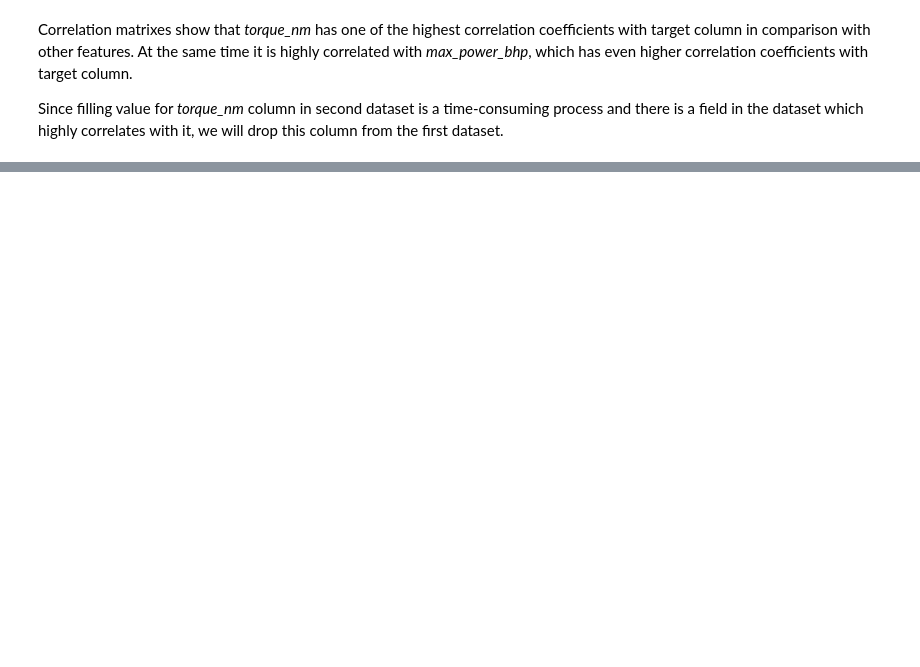
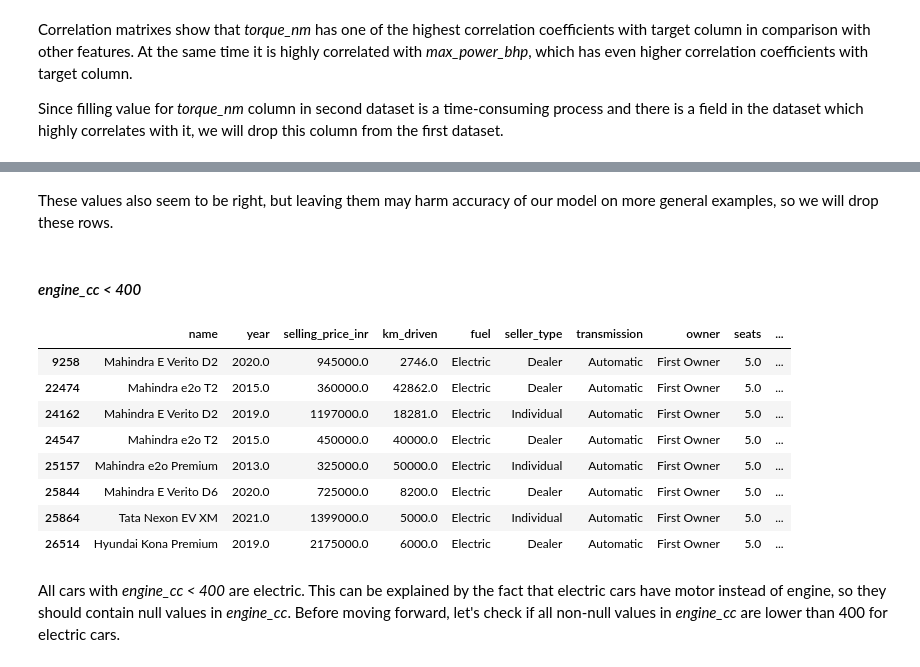
Before and after one commit to ZaikaBohdan/ds_car_price_proj, a Jupyter notebook: car_price_pred.ipynb, the cells around one changed output, grey strips where cells are left out. Drawn from its saved outputs; the diff is of its cells as text; code cells hidden in the pictures; blank space fills up the shorter version.

```diff
--- a/car_price_pred.ipynb
+++ b/car_price_pred.ipynb
@@ -940,0 +1107,2 @@ memory usage: 2.1+ MB
+# %% [markdown]
+These values also seem to be right, but leaving them may harm accuracy of our model on more general examples, so we will drop these rows.
@@ -940,0 +1111,16 @@ memory usage: 2.1+ MB
+# %% [markdown]
+#### *engine_cc < 400*
+# %%
+raw_data[raw_data['engine_cc'] < 400]
+# %% [output]
+|  | name | year | selling_price_inr | km_driven | fuel | seller_type | transmission | owner | seats | ... |
+| 9258 | Mahindra E Verito D2 | 2020.0 | 945000.0 | 2746.0 | Electric | Dealer | Automatic | First Owner | 5.0 | ... |
+| 22474 | Mahindra e2o T2 | 2015.0 | 360000.0 | 42862.0 | Electric | Dealer | Automatic | First Owner | 5.0 | ... |
+| 24162 | Mahindra E Verito D2 | 2019.0 | 1197000.0 | 18281.0 | Electric | Individual | Automatic | First Owner | 5.0 | ... |
+| 24547 | Mahindra e2o T2 | 2015.0 | 450000.0 | 40000.0 | Electric | Dealer | Automatic | First Owner | 5.0 | ... |
+| 25157 | Mahindra e2o Premium | 2013.0 | 325000.0 | 50000.0 | Electric | Individual | Automatic | First Owner | 5.0 | ... |
+| 25844 | Mahindra E Verito D6 | 2020.0 | 725000.0 | 8200.0 | Electric | Dealer | Automatic | First Owner | 5.0 | ... |
+| 25864 | Tata Nexon EV XM | 2021.0 | 1399000.0 | 5000.0 | Electric | Individual | Automatic | First Owner | 5.0 | ... |
+| 26514 | Hyundai Kona Premium | 2019.0 | 2175000.0 | 6000.0 | Electric | Dealer | Automatic | First Owner | 5.0 | ... |
+# %% [markdown]
+All cars with *engine_cc < 400* are electric. This can be explained by the fact that electric cars have motor instead of engine, so they should contain null values in *engine_cc*. Before moving forward, let's check if all non-null values in *engine_cc* are lower than 400 for electric cars.
```
Also changed, not shown: parts of 119 cells of this notebook.
